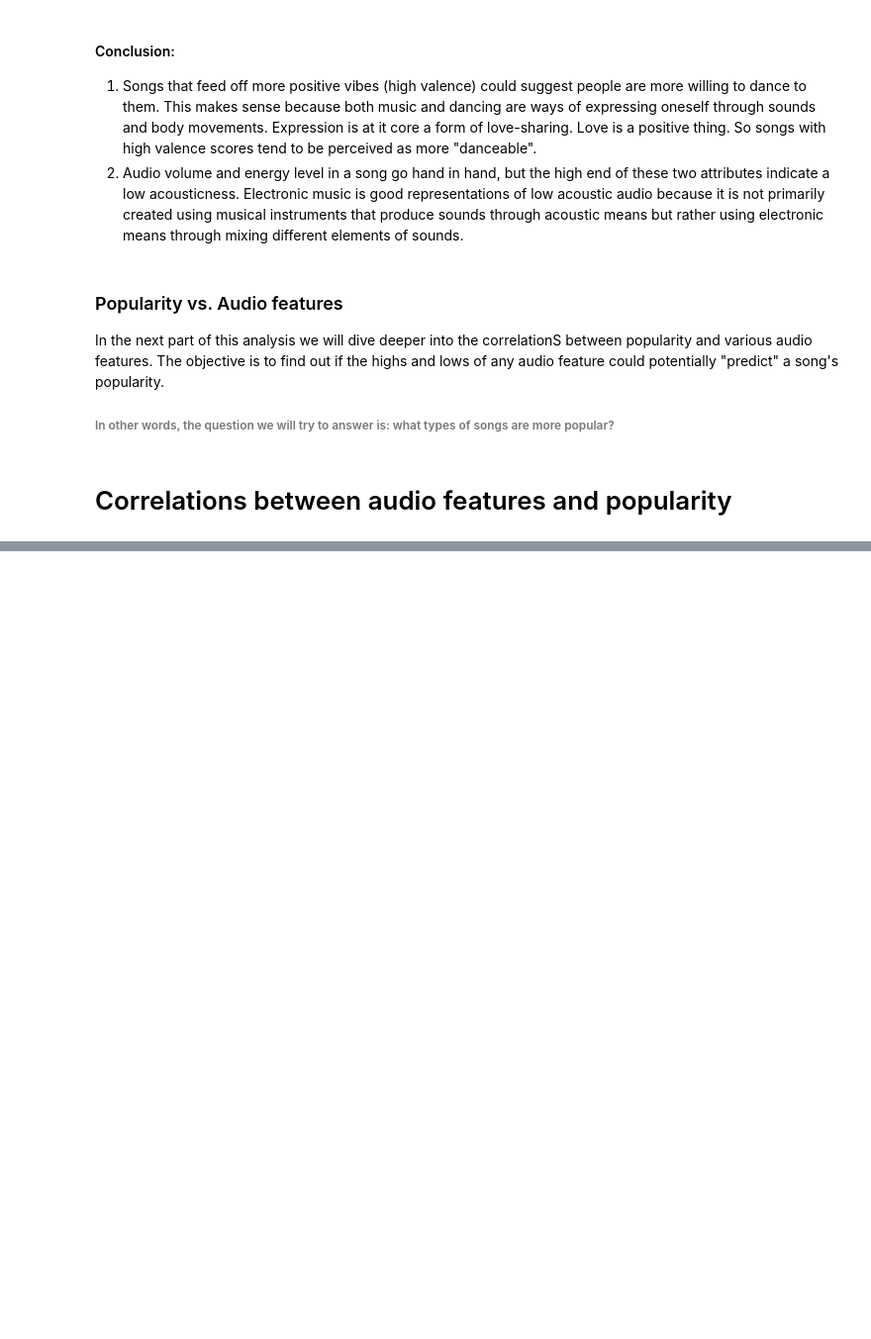
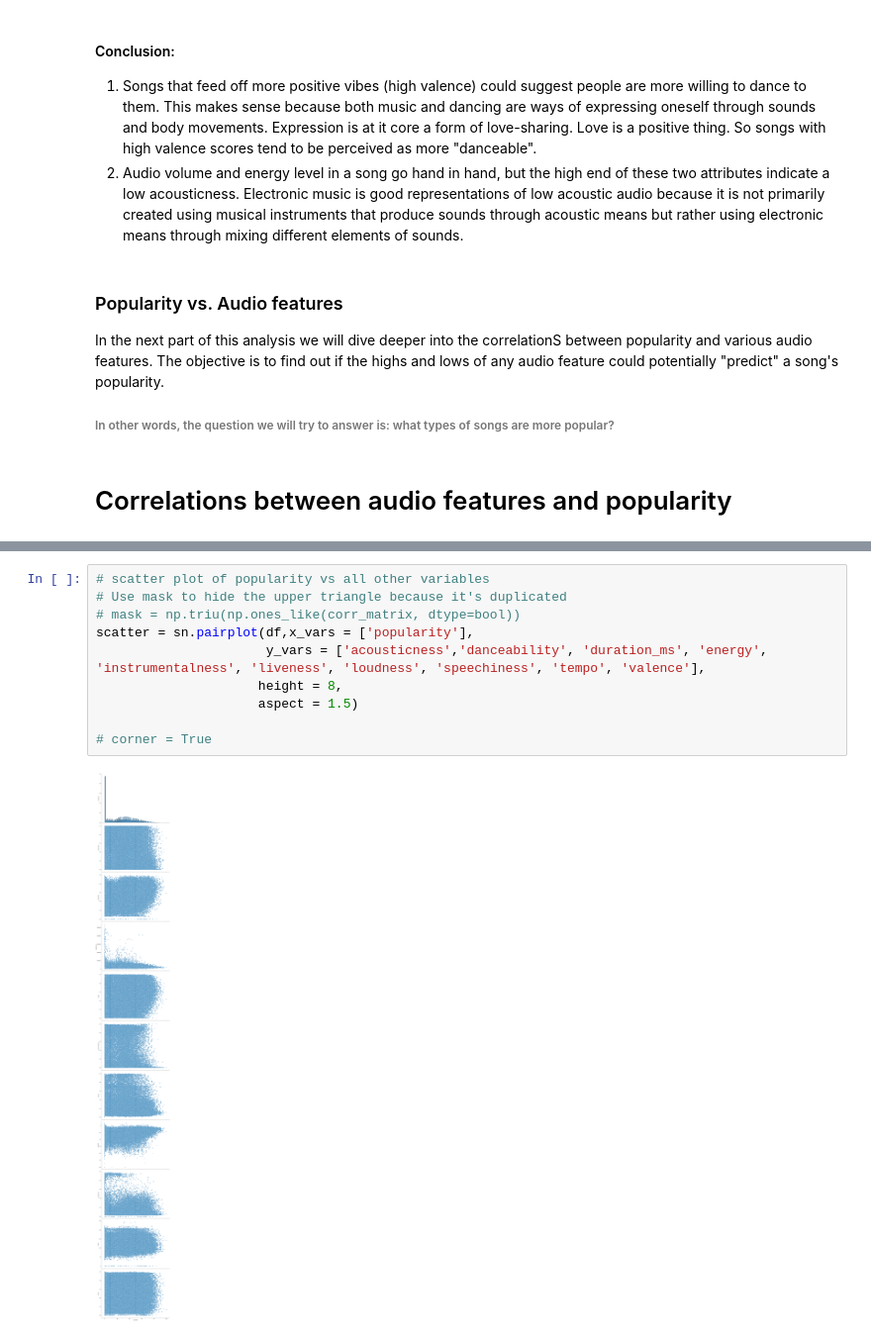
Before and after one commit to ztcnrh/Spotify-Music-Analysis, a Jupyter notebook: analysis/correlations_analysis.ipynb, the cells around one changed output, grey strips where cells are left out. Shown at 99% size. Cells and saved outputs as stored; diff of their text form; blank space fills up the shorter version.

Commit message:
scatter plot correlation

```diff
--- a/analysis/correlations_analysis.ipynb
+++ b/analysis/correlations_analysis.ipynb
@@ -64,0 +80,12 @@ In the next part of this analysis we will dive deeper into the correlationS betw
+# %%
+# scatter plot of popularity vs all other variables
+# Use mask to hide the upper triangle because it's duplicated
+# mask = np.triu(np.ones_like(corr_matrix, dtype=bool))
+scatter = sn.pairplot(df,x_vars = ['popularity'],
+                      y_vars = ['acousticness','danceability', 'duration_ms', 'energy', 'instrumentalness', 'liveness', 'loudness', 'speechiness', 'tempo', 'valence'],
+                     height = 8,
+                     aspect = 1.5)
+
+# corner = True
+# %% [output]
+[figure, added]
```
Also changed, not shown: parts of 1 cell of this notebook.
